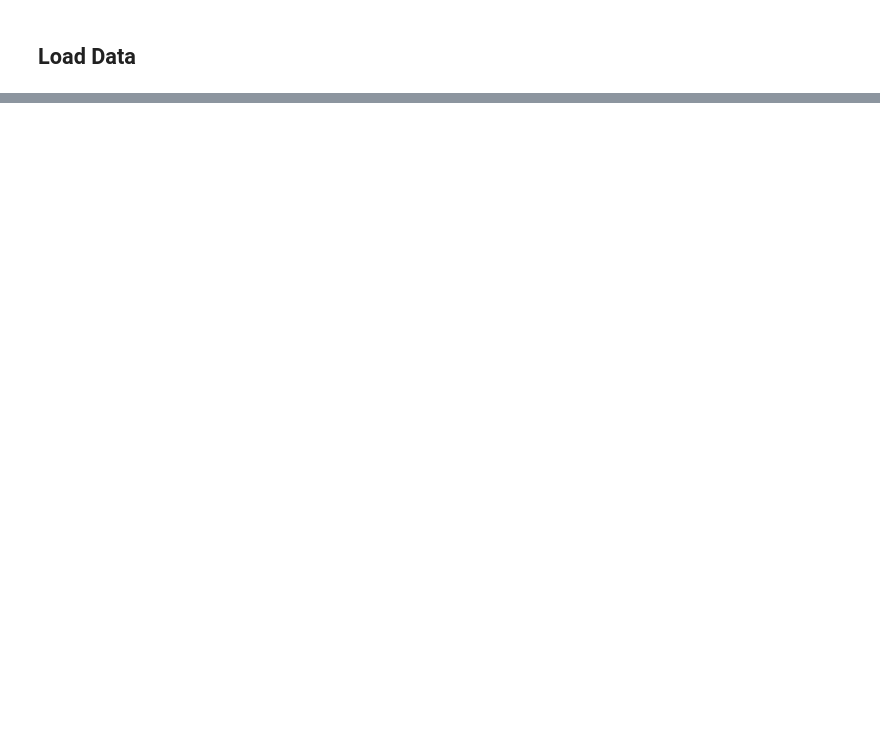
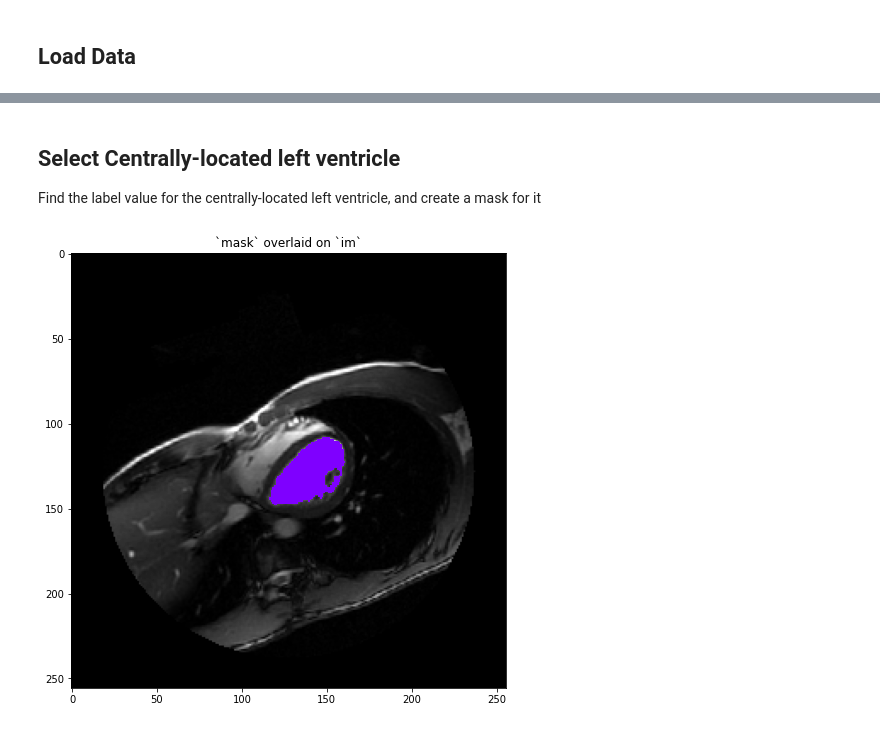
Before and after one commit to shpatrickguo/bitgrit, a Jupyter notebook: shpg-dsprojects/projects/Biomedical Image Analysis/Biomedical_img_analysis.ipynb, the cells around one changed output, grey strips where cells are left out. Cells and saved outputs as stored; diff of their text form; code cells hidden in the pictures; blank space fills up the shorter version.

```diff
--- a/shpg-dsprojects/projects/Biomedical Image Analysis/Biomedical_img_analysis.ipynb
+++ b/shpg-dsprojects/projects/Biomedical Image Analysis/Biomedical_img_analysis.ipynb
@@ -41,0 +103,19 @@ odict_keys(['TransferSyntaxUID', 'SOPClassUID', 'SOPInstanceUID', 'StudyDate', '
+# %% [markdown]
+## Select Centrally-located left ventricle
+
+Find the label value for the centrally-located left ventricle, and create a mask for it
+# %%
+# Label the image "mask"
+labels, nlabels = ndi.label(mask)
+
+# Select left ventricle pixels
+lv_val = labels[128, 128]
+lv_mask = np.where(labels == lv_val, 1, np.nan)
+
+# Overlay selected label
+plt.imshow(im, cmap='gray')
+plt.imshow(lv_mask, cmap='rainbow')
+plt.title(f"`mask` overlaid on `im`")
+plt.show()
+# %% [output]
+[figure, added]
```
Also changed, not shown: parts of 11 cells of this notebook, 1 other file.
